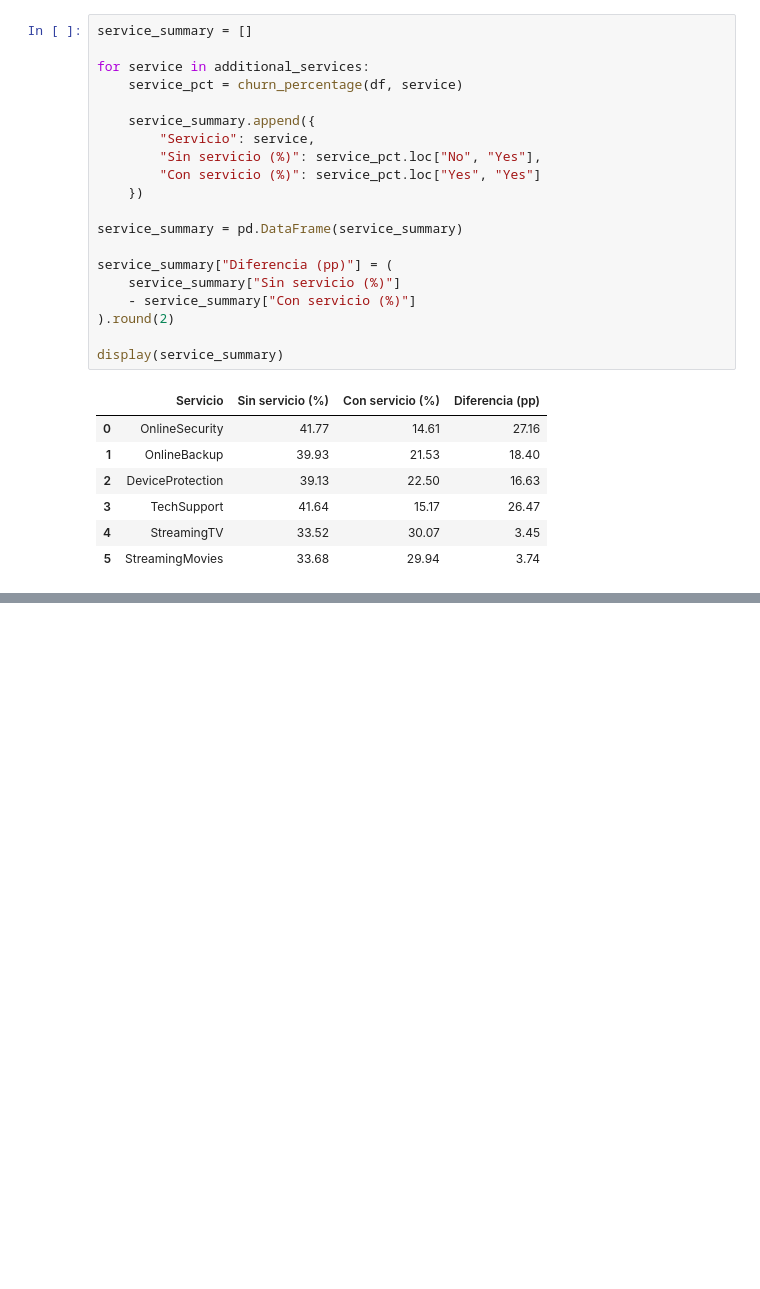
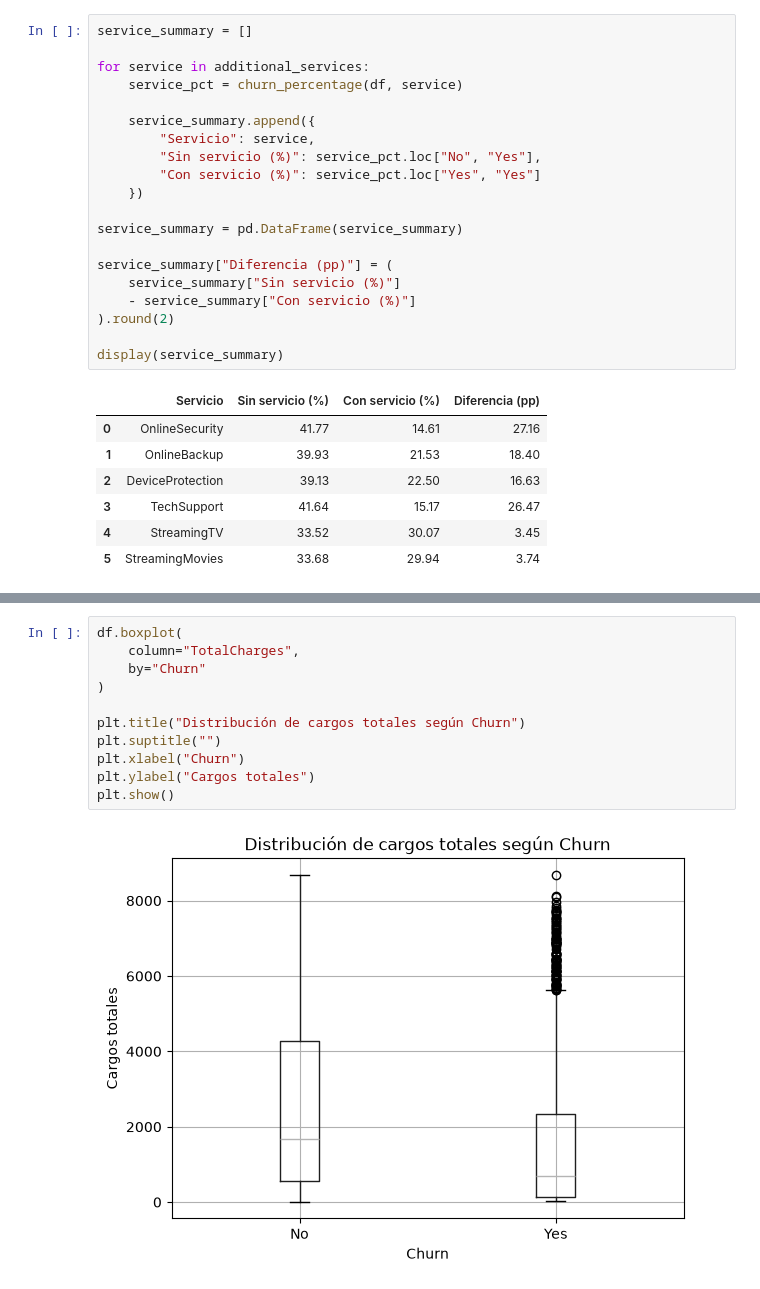
Before and after one commit to sartocol87/retencion_clientes, a Jupyter notebook: notebooks/03_exploratory_analysis.ipynb, the cells around one changed output, grey strips where cells are left out. Drawn from its saved outputs; the diff is of its cells as text; blank space fills up the shorter version.

```diff
--- a/notebooks/03_exploratory_analysis.ipynb
+++ b/notebooks/03_exploratory_analysis.ipynb
@@ -262,0 +300,13 @@ display(service_summary)
+# %%
+df.boxplot(
+    column="TotalCharges",
+    by="Churn"
+)
+
+plt.title("Distribución de cargos totales según Churn")
+plt.suptitle("")
+plt.xlabel("Churn")
+plt.ylabel("Cargos totales")
+plt.show()
+# %% [output]
+[figure, added]
```
Also changed, not shown: parts of 19 cells of this notebook.
